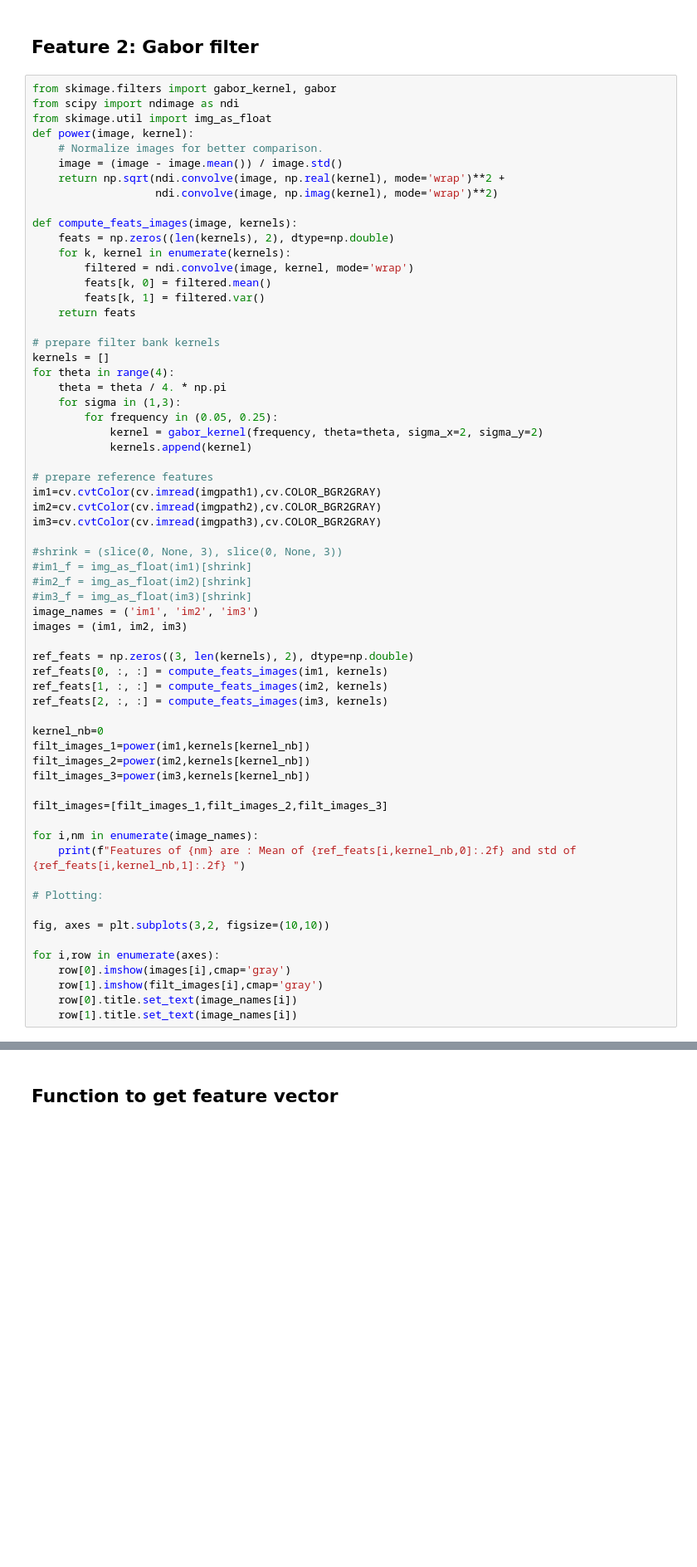
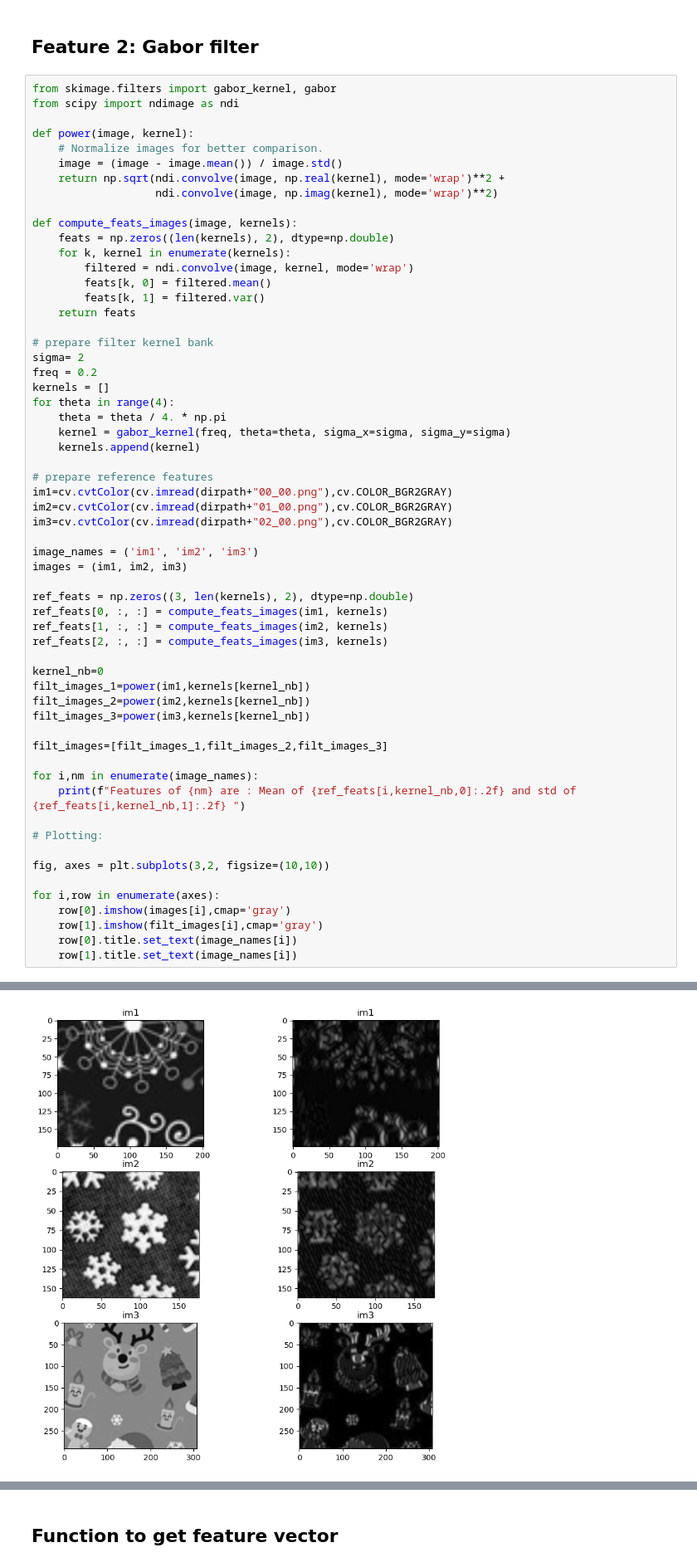
Before and after one commit to sirogosig/EE-451_code, a Jupyter notebook: project/feature_extraction_and_clustering.ipynb, the cells around one changed output, grey strips where cells are left out. Shown at 83% size. Saved outputs shown, nothing was run; the diff lists cells and outputs as text; blank space fills up the shorter version.

```diff
--- a/project/feature_extraction_and_clustering.ipynb
+++ b/project/feature_extraction_and_clustering.ipynb
@@ -70,7 +58,7 @@ array(['', '', ''], dtype='<U25')
 # %%
 from skimage.filters import gabor_kernel, gabor
 from scipy import ndimage as ndi
-from skimage.util import img_as_float
+
 def power(image, kernel):
     # Normalize images for better comparison.
     image = (image - image.mean()) / image.std()
@@ -85,24 +73,20 @@ def compute_feats_images(image, kernels):
         feats[k, 1] = filtered.var()
     return feats
 
-# prepare filter bank kernels
+# prepare filter kernel bank
+sigma= 2
+freq = 0.2
 kernels = []
 for theta in range(4):
     theta = theta / 4. * np.pi
-    for sigma in (1,3):
-        for frequency in (0.05, 0.25):
-            kernel = gabor_kernel(frequency, theta=theta, sigma_x=2, sigma_y=2)
-            kernels.append(kernel)
+    kernel = gabor_kernel(freq, theta=theta, sigma_x=sigma, sigma_y=sigma)
+    kernels.append(kernel)
 
 # prepare reference features
-im1=cv.cvtColor(cv.imread(imgpath1),cv.COLOR_BGR2GRAY)
-im2=cv.cvtColor(cv.imread(imgpath2),cv.COLOR_BGR2GRAY)
-im3=cv.cvtColor(cv.imread(imgpath3),cv.COLOR_BGR2GRAY)
+im1=cv.cvtColor(cv.imread(dirpath+"00_00.png"),cv.COLOR_BGR2GRAY)
+im2=cv.cvtColor(cv.imread(dirpath+"01_00.png"),cv.COLOR_BGR2GRAY)
+im3=cv.cvtColor(cv.imread(dirpath+"02_00.png"),cv.COLOR_BGR2GRAY)
 
-#shrink = (slice(0, None, 3), slice(0, None, 3))
-#im1_f = img_as_float(im1)[shrink]
-#im2_f = img_as_float(im2)[shrink]
-#im3_f = img_as_float(im3)[shrink]
 image_names = ('im1', 'im2', 'im3')
 images = (im1, im2, im3)
 
@@ -134,0 +121 @@ NameError: name 'imgpath1' is not defined
+[figure, added]
```
Also changed, not shown: parts of 10 cells of this notebook.
